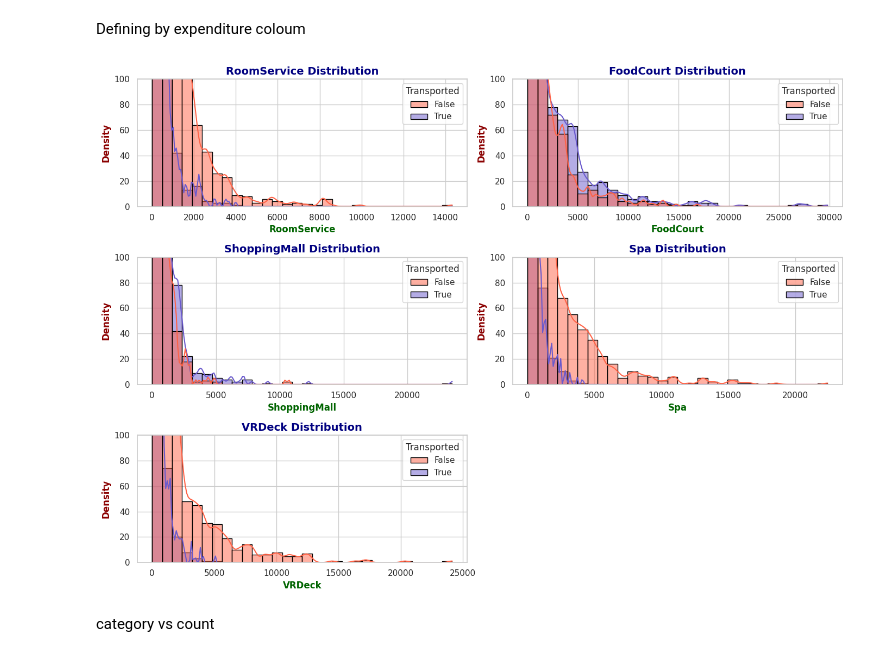
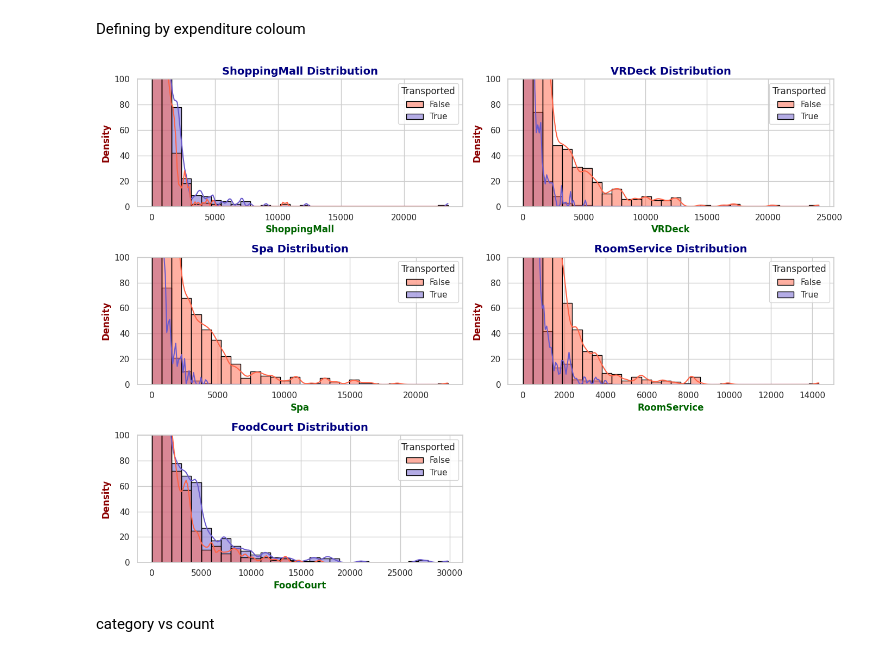
Before and after one commit to 7PAM2015-0509-2023-Team-8/Kaggle-Challenge, a Jupyter notebook: Kaggle_Challenge.ipynb, the cells around one changed output. Cells and saved outputs as stored; diff of their text form; code cells hidden in the pictures.

```diff
--- a/Kaggle_Challenge.ipynb
+++ b/Kaggle_Challenge.ipynb
@@ -210,33 +207,33 @@ plt.show()
 Defining by expenditure coloum
 # %%
 # Define expenditure columns
-exp_cols = ["RoomService", "FoodCourt", "ShoppingMall", "Spa", "VRDeck"]
+exp_cols = ["ShoppingMall","VRDeck","Spa","RoomService", "FoodCourt",]
 
 # Set custom colors for plot
 custom_palette = ["#FF6347", "#6A5ACD"]
 # Create the plot
 plt.figure(figsize=(14, 10))
 
 for idx, column in enumerate(exp_cols):
     plt.subplot(3, 2, idx + 1)
     sns.histplot(
         x=column,
         hue="Transported",
         data=train_df,
         bins=30,
         kde=True,
         palette=custom_palette,
         edgecolor='black',  # Add black edges to bars for visibility
     )
     plt.title(f"{column} Distribution", fontsize=14, fontweight='bold', color='navy')
     plt.xlabel(column, fontsize=12, fontweight='bold', color='darkgreen')
     plt.ylabel("Density", fontsize=12, fontweight='bold', color='darkred')
     plt.ylim(0, 100)
     plt.tight_layout()
 
 plt.show()
 # %% [output]
-[figure, old version]
+[figure, new version]
 # %% [markdown]
 category vs count
 # %%
```
Also changed, not shown: parts of 6 cells of this notebook.
